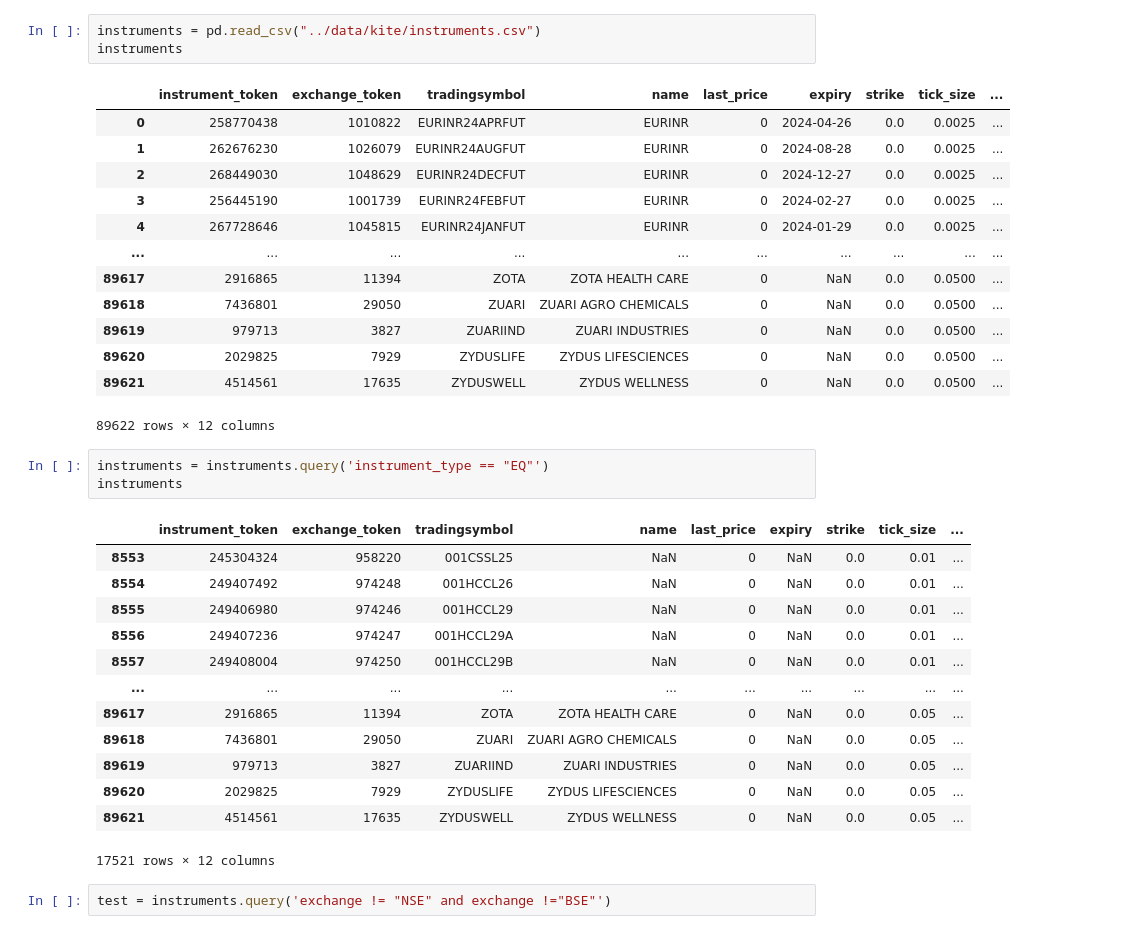
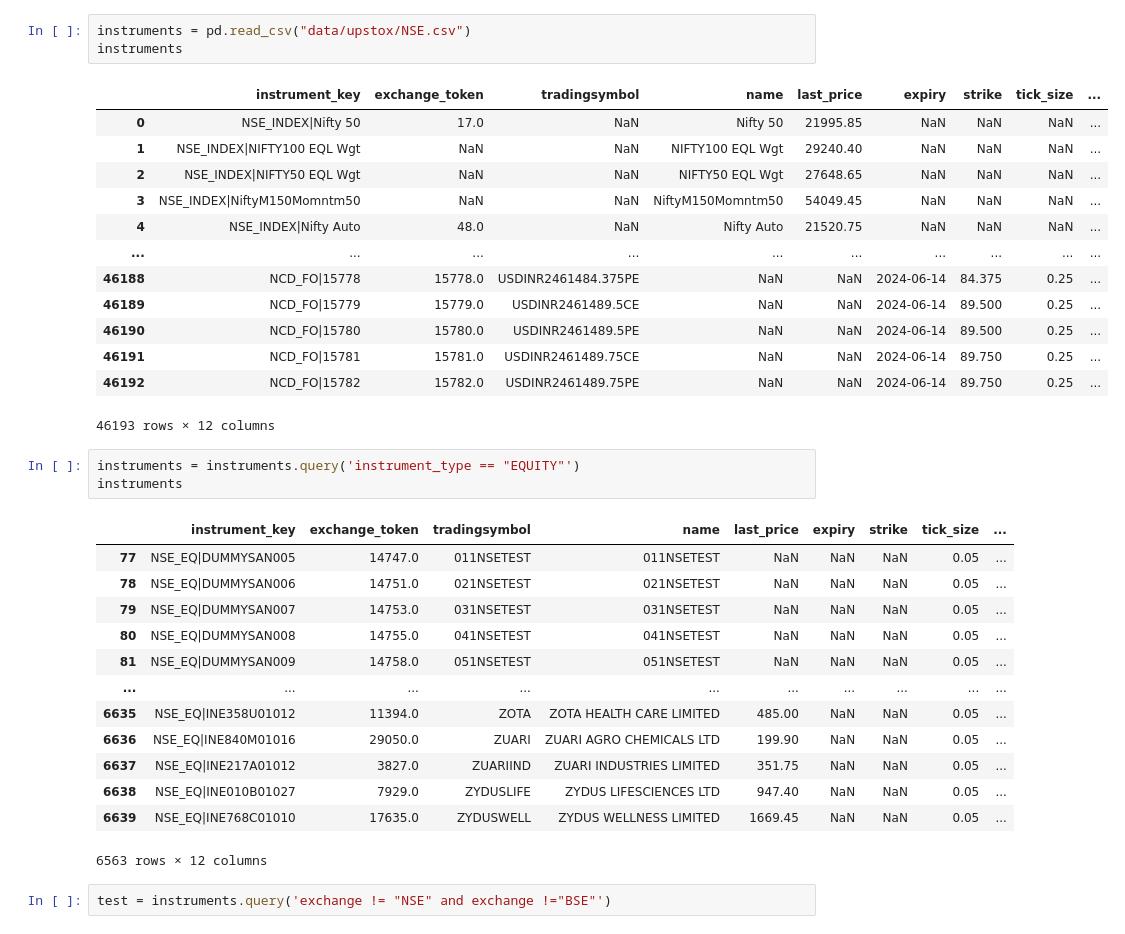
Before and after one commit to pagar22/laxmi-chit-fund, a Jupyter notebook: notebooks/instruments.ipynb, the cells around one changed output. Cells and saved outputs as stored; diff of their text form.

```diff
--- a/notebooks/instruments.ipynb
+++ b/notebooks/instruments.ipynb
@@ -3,37 +11,37 @@ import pandas as pd
 # %%
-instruments = pd.read_csv("../data/kite/instruments.csv")
+instruments = pd.read_csv("data/upstox/NSE.csv")
 instruments
 # %% [output]
-|  | instrument_token | exchange_token | tradingsymbol | name | last_price | expiry | strike | tick_size | ... |
-| 0 | 258770438 | 1010822 | EURINR24APRFUT | EURINR | 0 | 2024-04-26 | 0.0 | 0.0025 | ... |
-| 1 | 262676230 | 1026079 | EURINR24AUGFUT | EURINR | 0 | 2024-08-28 | 0.0 | 0.0025 | ... |
-| 2 | 268449030 | 1048629 | EURINR24DECFUT | EURINR | 0 | 2024-12-27 | 0.0 | 0.0025 | ... |
-| 3 | 256445190 | 1001739 | EURINR24FEBFUT | EURINR | 0 | 2024-02-27 | 0.0 | 0.0025 | ... |
-| 4 | 267728646 | 1045815 | EURINR24JANFUT | EURINR | 0 | 2024-01-29 | 0.0 | 0.0025 | ... |
+|  | instrument_key | exchange_token | tradingsymbol | name | last_price | expiry | strike | tick_size | ... |
+| 0 | NSE_INDEX|Nifty 50 | 17.0 | NaN | Nifty 50 | 21995.85 | NaN | NaN | NaN | ... |
+| 1 | NSE_INDEX|NIFTY100 EQL Wgt | NaN | NaN | NIFTY100 EQL Wgt | 29240.40 | NaN | NaN | NaN | ... |
+| 2 | NSE_INDEX|NIFTY50 EQL Wgt | NaN | NaN | NIFTY50 EQL Wgt | 27648.65 | NaN | NaN | NaN | ... |
+| 3 | NSE_INDEX|NiftyM150Momntm50 | NaN | NaN | NiftyM150Momntm50 | 54049.45 | NaN | NaN | NaN | ... |
+| 4 | NSE_INDEX|Nifty Auto | 48.0 | NaN | Nifty Auto | 21520.75 | NaN | NaN | NaN | ... |
 | ... | ... | ... | ... | ... | ... | ... | ... | ... | ... |
-| 89617 | 2916865 | 11394 | ZOTA | ZOTA HEALTH CARE | 0 | NaN | 0.0 | 0.0500 | ... |
-| 89618 | 7436801 | 29050 | ZUARI | ZUARI AGRO CHEMICALS | 0 | NaN | 0.0 | 0.0500 | ... |
-| 89619 | 979713 | 3827 | ZUARIIND | ZUARI INDUSTRIES | 0 | NaN | 0.0 | 0.0500 | ... |
-| 89620 | 2029825 | 7929 | ZYDUSLIFE | ZYDUS LIFESCIENCES | 0 | NaN | 0.0 | 0.0500 | ... |
-| 89621 | 4514561 | 17635 | ZYDUSWELL | ZYDUS WELLNESS | 0 | NaN | 0.0 | 0.0500 | ... |
+| 46188 | NCD_FO|15778 | 15778.0 | USDINR2461484.375PE | NaN | NaN | 2024-06-14 | 84.375 | 0.25 | ... |
+| 46189 | NCD_FO|15779 | 15779.0 | USDINR2461489.5CE | NaN | NaN | 2024-06-14 | 89.500 | 0.25 | ... |
+| 46190 | NCD_FO|15780 | 15780.0 | USDINR2461489.5PE | NaN | NaN | 2024-06-14 | 89.500 | 0.25 | ... |
+| 46191 | NCD_FO|15781 | 15781.0 | USDINR2461489.75CE | NaN | NaN | 2024-06-14 | 89.750 | 0.25 | ... |
+| 46192 | NCD_FO|15782 | 15782.0 | USDINR2461489.75PE | NaN | NaN | 2024-06-14 | 89.750 | 0.25 | ... |
-89622 rows × 12 columns
+46193 rows × 12 columns
 # %%
-instruments = instruments.query('instrument_type == "EQ"')
+instruments = instruments.query('instrument_type == "EQUITY"')
 instruments
 # %% [output]
-|  | instrument_token | exchange_token | tradingsymbol | name | last_price | expiry | strike | tick_size | ... |
-| 8553 | 245304324 | 958220 | 001CSSL25 | NaN | 0 | NaN | 0.0 | 0.01 | ... |
-| 8554 | 249407492 | 974248 | 001HCCL26 | NaN | 0 | NaN | 0.0 | 0.01 | ... |
-| 8555 | 249406980 | 974246 | 001HCCL29 | NaN | 0 | NaN | 0.0 | 0.01 | ... |
-| 8556 | 249407236 | 974247 | 001HCCL29A | NaN | 0 | NaN | 0.0 | 0.01 | ... |
-| 8557 | 249408004 | 974250 | 001HCCL29B | NaN | 0 | NaN | 0.0 | 0.01 | ... |
+|  | instrument_key | exchange_token | tradingsymbol | name | last_price | expiry | strike | tick_size | ... |
+| 77 | NSE_EQ|DUMMYSAN005 | 14747.0 | 011NSETEST | 011NSETEST | NaN | NaN | NaN | 0.05 | ... |
+| 78 | NSE_EQ|DUMMYSAN006 | 14751.0 | 021NSETEST | 021NSETEST | NaN | NaN | NaN | 0.05 | ... |
+| 79 | NSE_EQ|DUMMYSAN007 | 14753.0 | 031NSETEST | 031NSETEST | NaN | NaN | NaN | 0.05 | ... |
+| 80 | NSE_EQ|DUMMYSAN008 | 14755.0 | 041NSETEST | 041NSETEST | NaN | NaN | NaN | 0.05 | ... |
+| 81 | NSE_EQ|DUMMYSAN009 | 14758.0 | 051NSETEST | 051NSETEST | NaN | NaN | NaN | 0.05 | ... |
 | ... | ... | ... | ... | ... | ... | ... | ... | ... | ... |
-| 89617 | 2916865 | 11394 | ZOTA | ZOTA HEALTH CARE | 0 | NaN | 0.0 | 0.05 | ... |
-| 89618 | 7436801 | 29050 | ZUARI | ZUARI AGRO CHEMICALS | 0 | NaN | 0.0 | 0.05 | ... |
-| 89619 | 979713 | 3827 | ZUARIIND | ZUARI INDUSTRIES | 0 | NaN | 0.0 | 0.05 | ... |
-| 89620 | 2029825 | 7929 | ZYDUSLIFE | ZYDUS LIFESCIENCES | 0 | NaN | 0.0 | 0.05 | ... |
-| 89621 | 4514561 | 17635 | ZYDUSWELL | ZYDUS WELLNESS | 0 | NaN | 0.0 | 0.05 | ... |
+| 6635 | NSE_EQ|INE358U01012 | 11394.0 | ZOTA | ZOTA HEALTH CARE LIMITED | 485.00 | NaN | NaN | 0.05 | ... |
+| 6636 | NSE_EQ|INE840M01016 | 29050.0 | ZUARI | ZUARI AGRO CHEMICALS LTD | 199.90 | NaN | NaN | 0.05 | ... |
+| 6637 | NSE_EQ|INE217A01012 | 3827.0 | ZUARIIND | ZUARI INDUSTRIES LIMITED | 351.75 | NaN | NaN | 0.05 | ... |
+| 6638 | NSE_EQ|INE010B01027 | 7929.0 | ZYDUSLIFE | ZYDUS LIFESCIENCES LTD | 947.40 | NaN | NaN | 0.05 | ... |
+| 6639 | NSE_EQ|INE768C01010 | 17635.0 | ZYDUSWELL | ZYDUS WELLNESS LIMITED | 1669.45 | NaN | NaN | 0.05 | ... |
-17521 rows × 12 columns
+6563 rows × 12 columns
 # %%
 test = instruments.query('exchange != "NSE" and exchange !="BSE"')
 # %%
```
Also changed, not shown: parts of 5 cells of this notebook, 8 other files.
